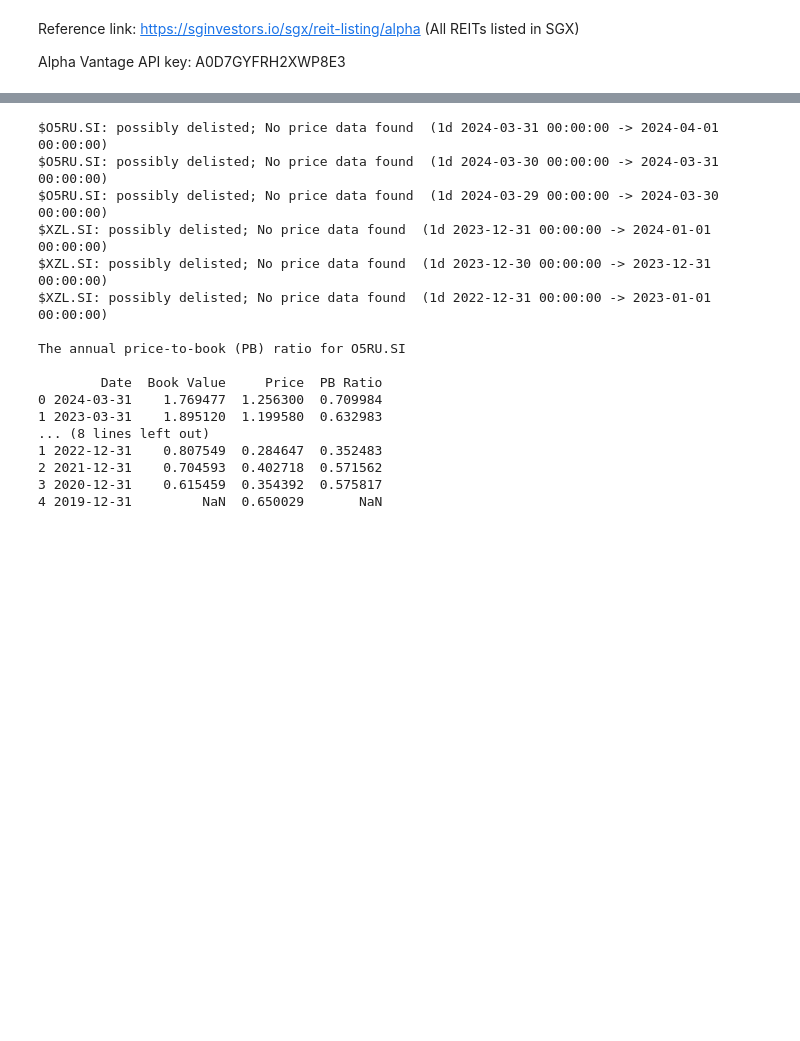
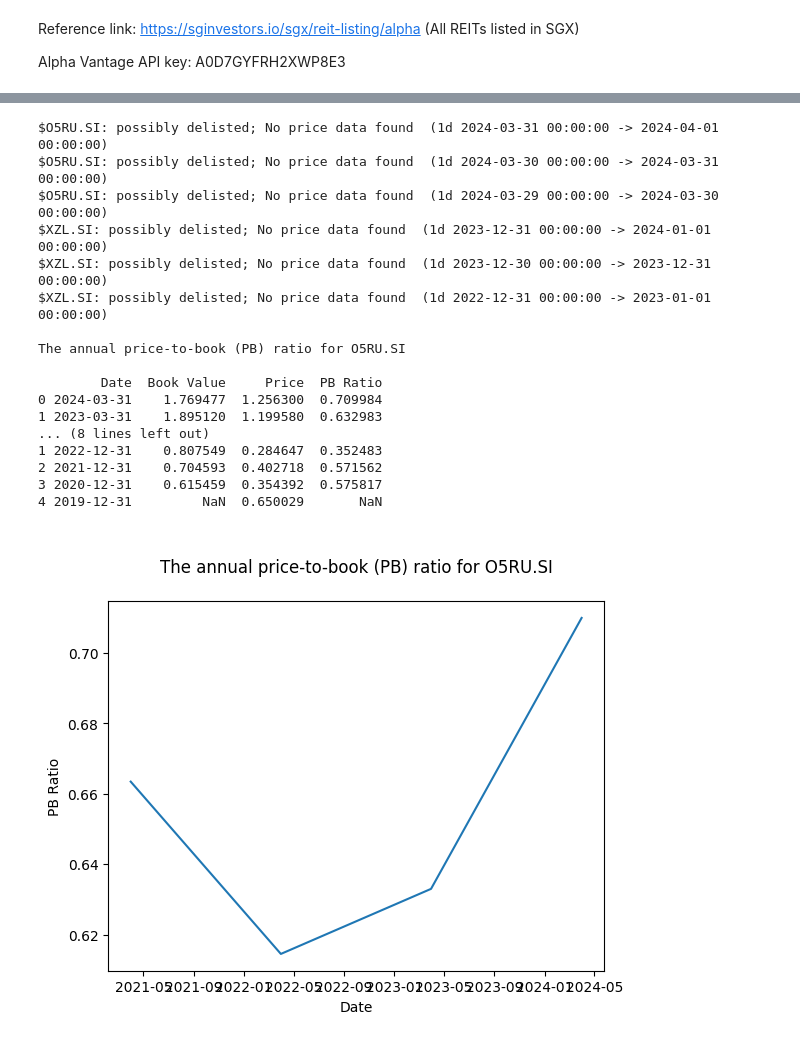
Before and after one commit to GenevieveLee/Stock-Screening-and-Recommendation-System, a Jupyter notebook: stockScreeningSystem.ipynb, the cells around one changed output, grey strips where cells are left out. Saved outputs shown, nothing was run; the diff lists cells and outputs as text; code cells hidden in the pictures; blank space fills up the shorter version.

```diff
--- a/stockScreeningSystem.ipynb
+++ b/stockScreeningSystem.ipynb
@@ -95,30 +121,38 @@ for ticker in tickers:
                 break
             else:
                 date = date - pd.DateOffset(days=1)
 
     pb_ratio_table = pd.DataFrame({'Date': book_value.index, 'Book Value': book_value, 'Price': price_history})
     pb_ratio = pb_ratio_table['Price'] / pb_ratio_table['Book Value']
     pb_ratio_table = pd.DataFrame({'Date': book_value.index, 'Book Value': book_value.values, 'Price': price_history, 'PB Ratio':pb_ratio.values})
     pb_ratio_table_all.append(pb_ratio_table)
 
 for i, pb_ratio_table in enumerate(pb_ratio_table_all):
     print(f"\n{'The annual price-to-book (PB) ratio for'} {tickers[i]}\n")
     print(pb_ratio_table)
+
+for i, pb_ratio_table in enumerate(pb_ratio_table_all):
+    plt.plot(pb_ratio_table['Date'], pb_ratio_table['PB Ratio'])
+    plt.xlabel('Date')
+    plt.ylabel('PB Ratio')
+    plt.title(f"\n{'The annual price-to-book (PB) ratio for'} {tickers[i]}\n")
+    plt.show()
 # %% [output]
 $O5RU.SI: possibly delisted; No price data found  (1d 2024-03-31 00:00:00 -> 2024-04-01 00:00:00)
 $O5RU.SI: possibly delisted; No price data found  (1d 2024-03-30 00:00:00 -> 2024-03-31 00:00:00)
 $O5RU.SI: possibly delisted; No price data found  (1d 2024-03-29 00:00:00 -> 2024-03-30 00:00:00)
 $XZL.SI: possibly delisted; No price data found  (1d 2023-12-31 00:00:00 -> 2024-01-01 00:00:00)
 $XZL.SI: possibly delisted; No price data found  (1d 2023-12-30 00:00:00 -> 2023-12-31 00:00:00)
 $XZL.SI: possibly delisted; No price data found  (1d 2022-12-31 00:00:00 -> 2023-01-01 00:00:00)
 
 The annual price-to-book (PB) ratio for O5RU.SI
 
         Date  Book Value     Price  PB Ratio
 0 2024-03-31    1.769477  1.256300  0.709984
 1 2023-03-31    1.895120  1.199580  0.632983
 ... (8 lines left out)
 1 2022-12-31    0.807549  0.284647  0.352483
 2 2021-12-31    0.704593  0.402718  0.571562
 3 2020-12-31    0.615459  0.354392  0.575817
 4 2019-12-31         NaN  0.650029       NaN
+[figure, added]
```
Also changed, not shown: parts of 5 cells of this notebook.
